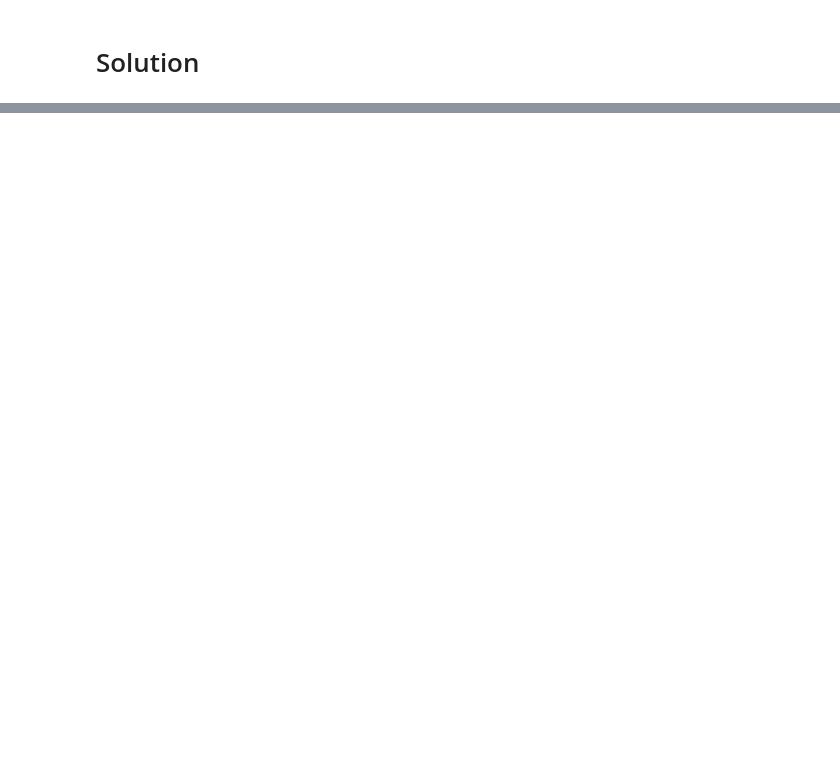
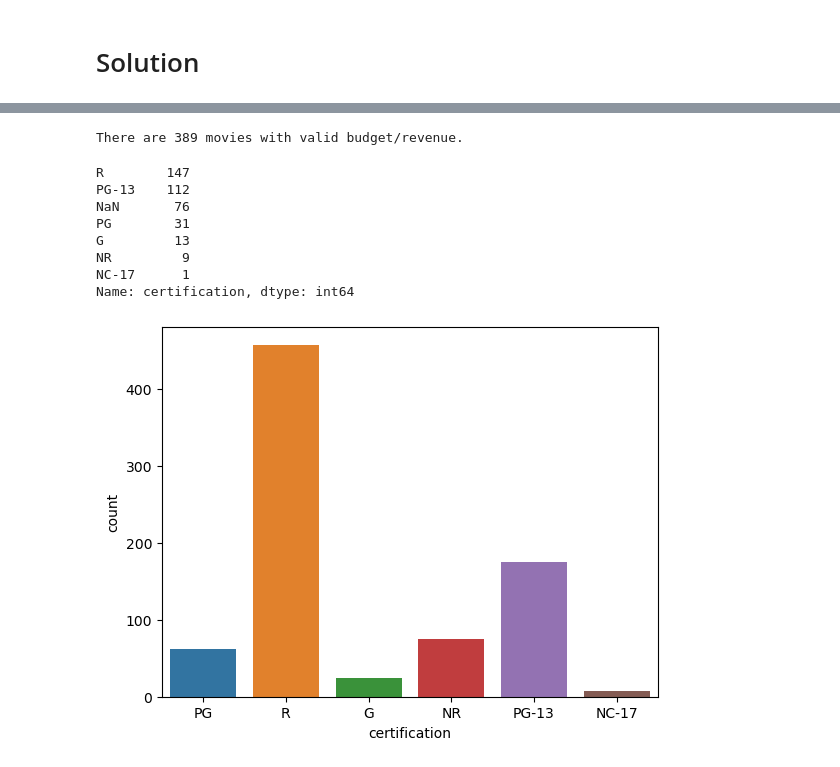
Before and after one commit to eccecarreon/ods-pt-data-enrichment-project, a Jupyter notebook: Project 2 - Part 3A (Core).ipynb, the cells around one changed output, grey strips where cells are left out. Cells and saved outputs as stored; diff of their text form; code cells hidden in the pictures; blank space fills up the shorter version.

```diff
--- a/Project 2 - Part 3A (Core).ipynb
+++ b/Project 2 - Part 3A (Core).ipynb
@@ -125,2 +534,4 @@ df = pd.concat([pd.read_csv(f, lineterminator='\n') for f in files] )
 # %%
 # How many movies had at least some valid financial information (values > 0 for budget OR revenue)?
+filter_budget = df['budget'] >0
+filter_budget.sum()
@@ -126,0 +540,3 @@ df = pd.concat([pd.read_csv(f, lineterminator='\n') for f in files] )
+# %%
+filter_revenue = df['revenue'] >0
+filter_revenue.sum()
@@ -127,2 +560,4 @@ df = pd.concat([pd.read_csv(f, lineterminator='\n') for f in files] )
 # %%
 # Please exclude any movies with 0's for budget AND revenue from the remaining visualizations.
+filter_financial = filter_revenue & filter_budget
+filter_financial.sum()
@@ -128,0 +566,3 @@ df = pd.concat([pd.read_csv(f, lineterminator='\n') for f in files] )
+# %%
+df_filtered = df[filter_financial]
+df_filtered
@@ -129,4 +583,22 @@ df = pd.concat([pd.read_csv(f, lineterminator='\n') for f in files] )
+# %%
+print(f"There are {len(df_filtered)} movies with valid budget/revenue.")
+# %% [output]
+There are 389 movies with valid budget/revenue.
 # %%
 # How many movies are there in each of the certification categories (G/PG/PG-13/R)?
+import seaborn as sns
+
+sns.countplot(data=df, x='certification');
+df_filtered['certification'].value_counts(dropna=False)
+# %% [output]
+R        147
+PG-13    112
+NaN       76
+PG        31
+G         13
+NR         9
+NC-17      1
+Name: certification, dtype: int64
+[figure, added]
 # %%
 # What is the average revenue per certification category?
```
Also changed, not shown: parts of 63 cells of this notebook, 7 other files.
